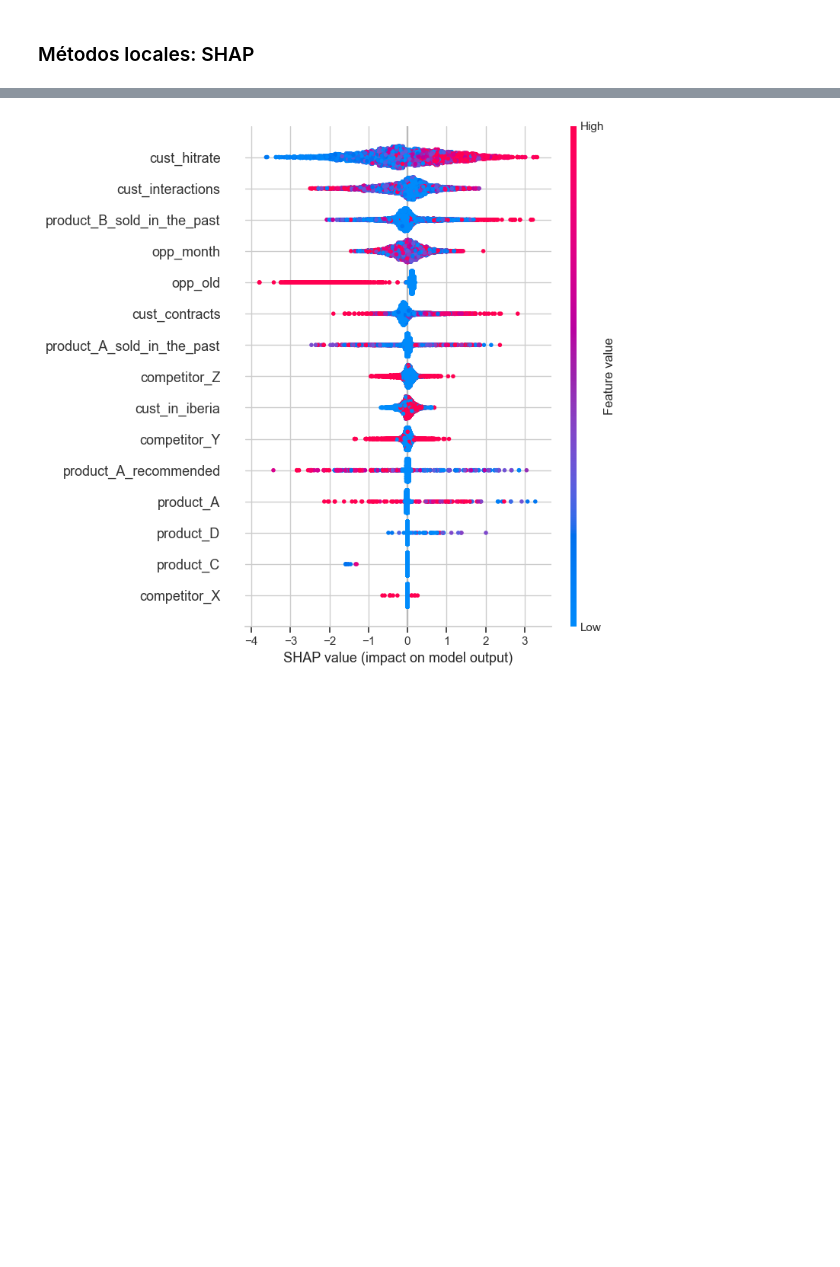
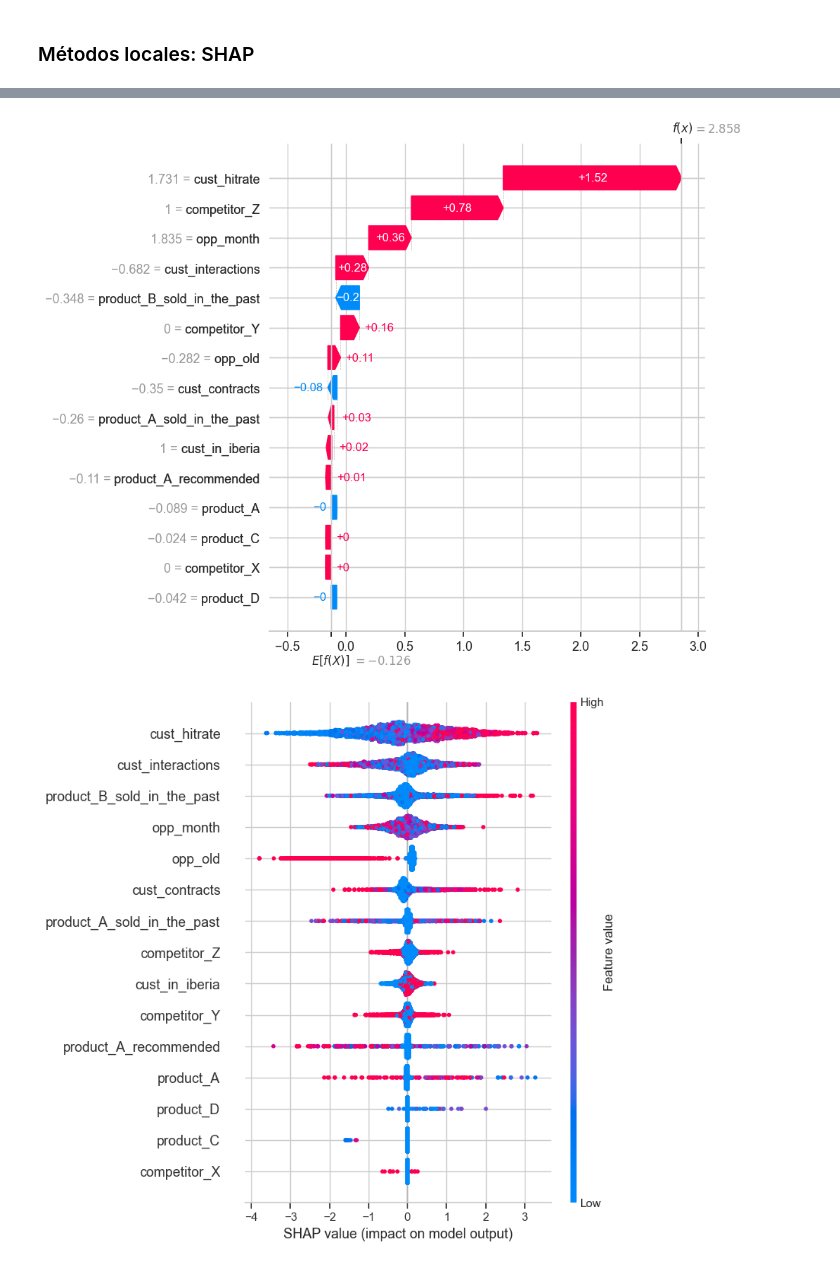
Before and after one commit to Lihao006/Datathon-2025, a Jupyter notebook: xgboost.ipynb, the cells around one changed output, grey strips where cells are left out. Saved outputs shown, nothing was run; the diff lists cells and outputs as text; code cells hidden in the pictures; blank space fills up the shorter version.

```diff
--- a/xgboost.ipynb
+++ b/xgboost.ipynb
@@ -147,3 +148,11 @@ shap.waterfall_plot(explanation[0], max_display=len(X_test.columns))
+# %%
+explainer = shap.TreeExplainer(best_bst)
+
+# no esta en orden, [5] es la fila numero 671 del dataset original
+explanation = explainer(X_test.iloc[[5]])
+shap.waterfall_plot(explanation[0], max_display=len(X_test.columns))
+# %% [output]
+[figure, added]
 # %%
 explainer = shap.TreeExplainer(best_bst)
 
```
Also changed, not shown: parts of 1 cell of this notebook.
